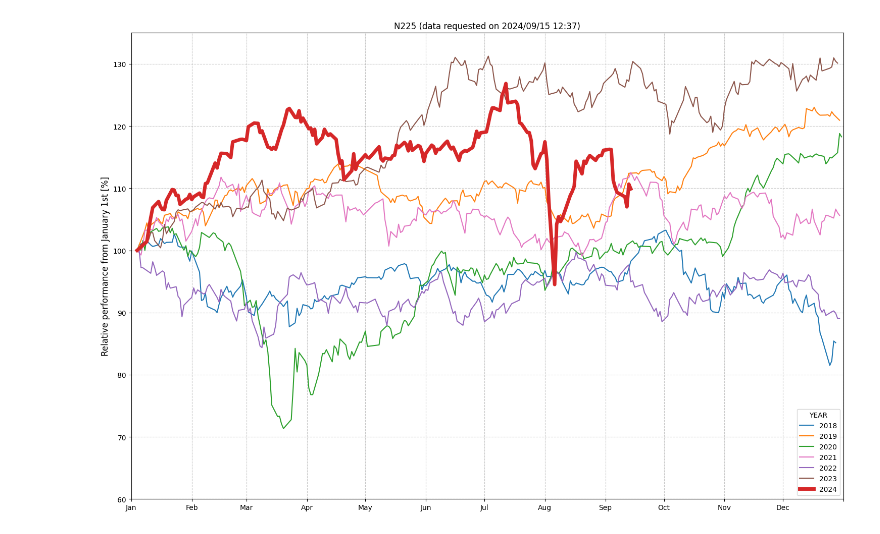
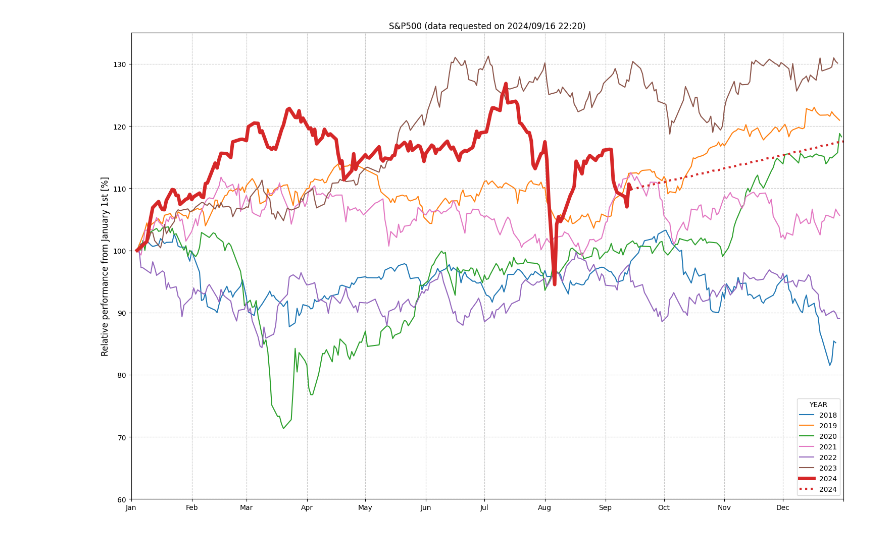
Before and after one commit to Yoshiharu-Ikutani/sp500, a Jupyter notebook: N225.ipynb, the cells around one changed output. Cells and saved outputs as stored; diff of their text form; code cells hidden in the pictures.

```diff
--- a/N225.ipynb
+++ b/N225.ipynb
@@ -2,30 +2,55 @@
 import yfinance as yf
 import pandas as pd
 import matplotlib.pyplot as plt
-from datetime import datetime
+from datetime import datetime, timedelta
 
-# 日経平均のデータを取得（ティッカーシンボルは^N225を使用）
-topix = yf.Ticker("^N225")
+# S&P 500のデータを取得
+n225 = yf.Ticker("^N225")
 start_date = "2018-01-01"
 end_date = datetime.now().strftime("%Y-%m-%d")
-data = topix.history(start=start_date, end=end_date)
+data = n225.history(start=start_date, end=end_date)
+
+# 想定値の計算
+current_date = data.index[-1]
+current_price = data['Close'].iloc[-1]
+print('current_date: ' + str(current_date))
+print('current_price: ' + str(current_price))
+
+# 将来の想定値を設定
+target_date = datetime(data.index[-1].year, 12, 31)  # 想定値を達成する将来の日を指定します（例: 2024年12月31日）
+target_price = current_price * 1.1  # 例: S&P 500インデックスの想定値
+print('target_date: ' + str(target_date))
+print('target_price: ' + str(target_price))
+
+# 想定値の推移を計算
+target_date = target_date.replace(tzinfo=current_date.tzinfo)
+days_to_target = (target_date - current_date).days
+daily_growth_rate = (target_price / current_price) ** (1 / days_to_target) - 1
+future_dates = pd.date_range(start=current_date + timedelta(days=1), end=target_date, freq='B')
+future_prices = [current_price * (1 + daily_growth_rate) ** i for i in range(1, len(future_dates) + 1)]
+future_data = pd.Series(future_prices, index=future_dates)
 
 # 各年の最初の取引日の終値を100%として正規化
 yearly_data = {}
-for year in range(2018, datetime.now().year + 1):
-    year_data = data[data.index.year == year]['Close']
+last_year = datetime.now().year
+for year in range(2018, last_year + 1):
+    if year == last_year:
+        year_data = pd.concat([data[data.index.year == last_year]['Close'], future_data])
+    else:
+        year_data = data[data.index.year == year]['Close']
     if not year_data.empty:
         base_value = year_data.iloc[0]
         yearly_data[year] = (year_data / base_value) * 100
 
-# プロットの作成
 str_now = datetime.now().strftime("%Y/%m/%d %H:%M")
 plt.figure(figsize=(15, 10))
 colors = ['#1f77b4', '#ff7f0e', '#2ca02c', '#e377c2', '#9467bd', '#8c564b', '#d62728']
 
 for i, (year, values) in enumerate(yearly_data.items()):
     if year == datetime.now().year:
-        plt.plot(values.index.dayofyear, values, label=str(year), color=colors[-1], linewidth=5)
+        _l = len(data[data.index.year == last_year]['Close'])
+        plt.plot(values.index.dayofyear[0:_l], values[0:_l], label=str(year), color=colors[-1], linewidth=5)
+        plt.plot(values.index.dayofyear[_l:], values[_l:], label=str(year), color=colors[-1], linewidth=3, linestyle=':')
     else:
         plt.plot(values.index.dayofyear, values, label=str(year), color=colors[i % len(colors)])
 
@@ -38,7 +63,8 @@ plt.xticks([1, 32, 60, 91, 121, 152, 182, 213, 244, 274, 305, 335, 366],
            ['Jan', 'Feb', 'Mar', 'Apr', 'May', 'Jun', 'Jul', 'Aug', 'Sep', 'Oct', 'Nov', 'Dec', ''])
 
 plt.ylabel('Relative performance from January 1st [%]', fontsize=12)
-plt.title('N225 (data requested on ' + str_now + ')', fontsize=12)
+plt.title('S&P500 (data requested on ' + str_now + ')', fontsize=12)
+
 plt.tight_layout()
 plt.show()
 # %% [output]
@@ -45 +75 @@ plt.show()
-[figure, old version]
+[figure, new version]
```
Also changed, not shown: parts of 1 cell of this notebook, 1 other file.
